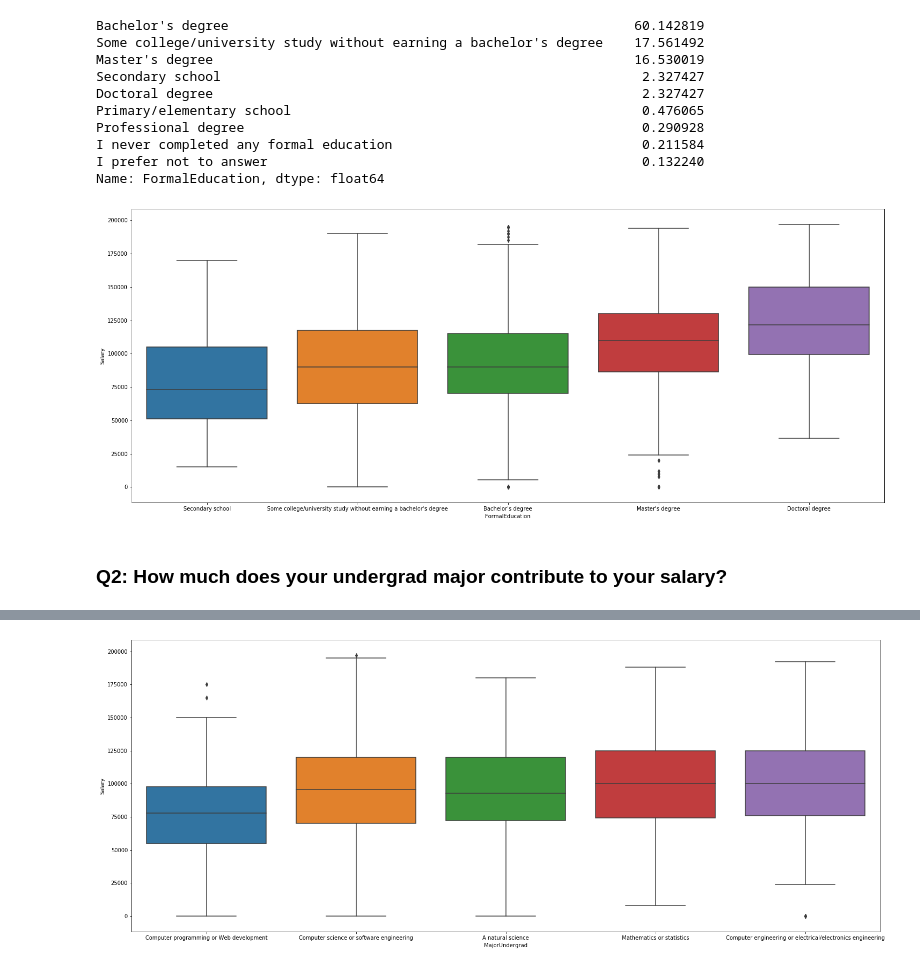
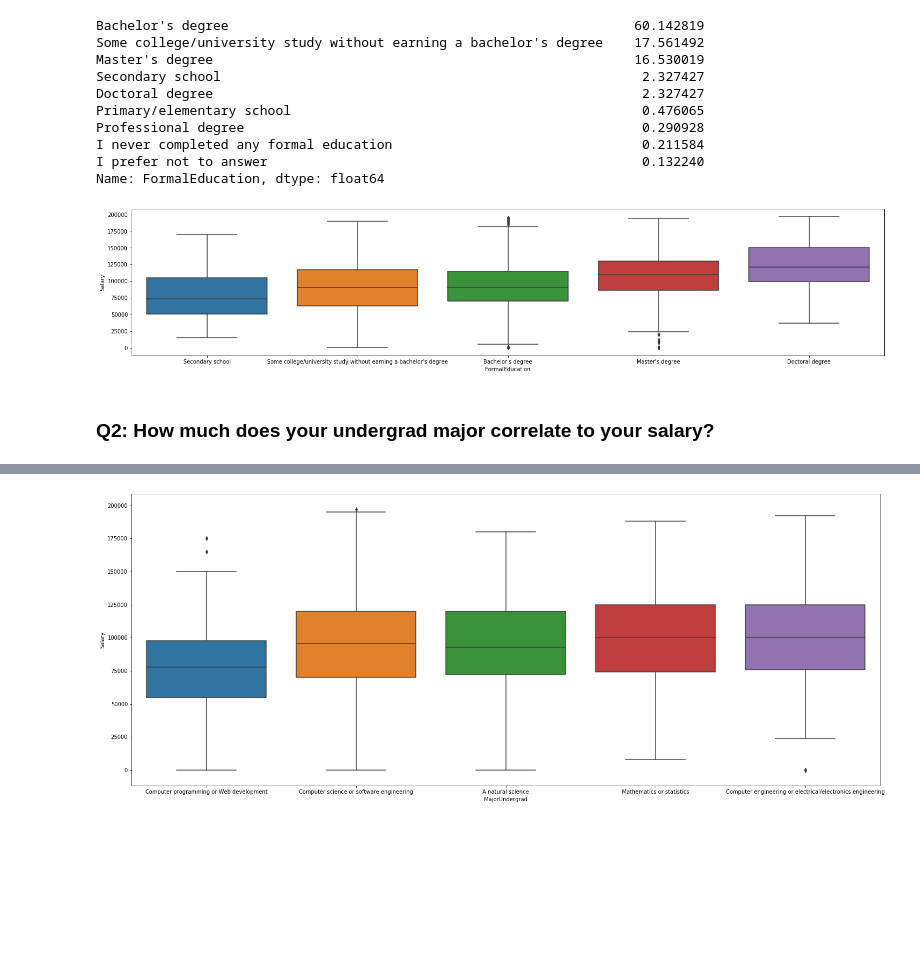
Before and after one commit to asfedu90/BlogPost, a Jupyter notebook: Blog Post.ipynb, the cells around one changed output, grey strips where cells are left out. Drawn from its saved outputs; the diff is of its cells as text; code cells hidden in the pictures; blank space fills up the shorter version.

Commit message:
removing unnecessary variables in blog post

```diff
--- a/Blog Post.ipynb
+++ b/Blog Post.ipynb
@@ -137,14 +136,14 @@ Name: FormalEducation, dtype: float64
 # %%
 # We only care about the following variables
 education_list= ["Secondary school","Some college/university study without earning a bachelor's degree",
                  "Bachelor's degree","Master's degree","Doctoral degree"]
 
 # We can see a clear trend with salary and level of education
-plot_variables_of_interest(df_us_edu,"FormalEducation","Salary",education_list,x_dim = 25)
+plot_variables_of_interest(df_us_edu,"FormalEducation","Salary",education_list,x_dim = 25,y_dim=5)
 # %% [output]
-[figure, old version]
+[figure, new version]
 # %% [markdown]
-### Q2: How much does your undergrad major contribute to your salary?
+### Q2: How much does your undergrad major correlate to your salary?
 # %%
 # remove null values for undergrad major
 df_us_major = df_us[~ df_us["MajorUndergrad"].isnull()]
```
Also changed, not shown: parts of 3 cells of this notebook.
